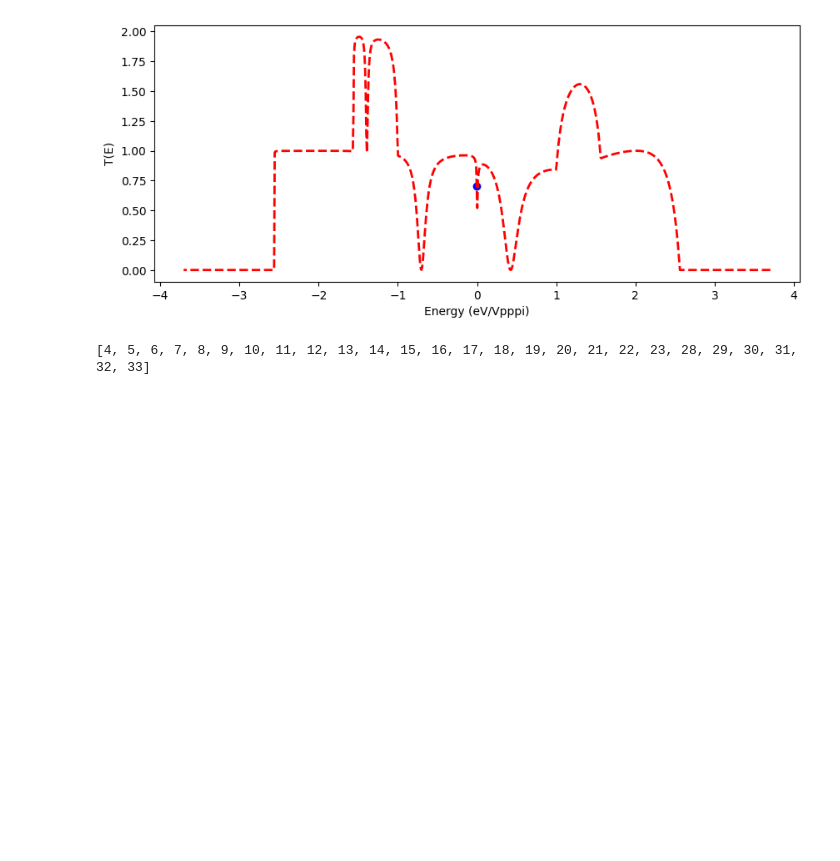
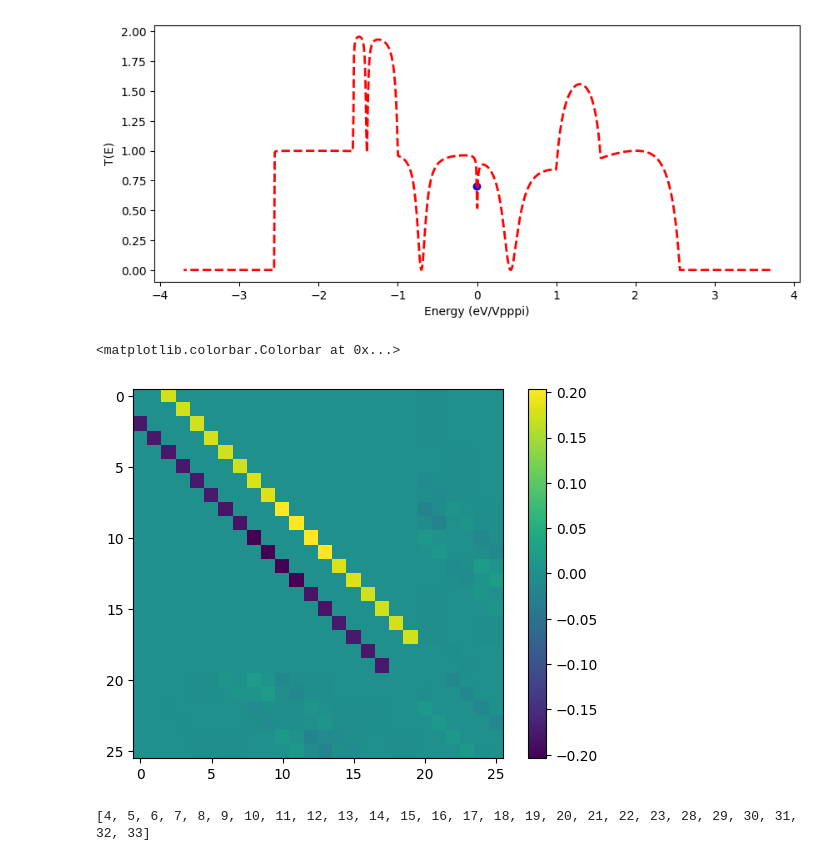
Before and after one commit to KayaGerds/Project, a Jupyter notebook: Main_oli.ipynb, the cells around one changed output. Saved outputs shown, nothing was run; the diff lists cells and outputs as text; code cells hidden in the pictures; blank space fills up the shorter version.

```diff
--- a/Main_oli.ipynb
+++ b/Main_oli.ipynb
@@ -248,7 +248,7 @@ plt.colorbar()
 # Transmission
 # %%
 from functions import get_surface_greens_function
-def compute_transmission_caroli_v2(energy, eta,HL,VL, HR, VR, HC, VLC, VRC, HD, VLD, VRD,method=1 ):
+def compute_transmission_caroli_v3(energy, eta,HL,VL, HR, VR, HC, VLC, VRC, HD, VLD, VRD,method=1 ):
     """
     Computes transmission T(E) based on the formulas:
     Sigma_L = V_LD.dag @ g_L @ V_LD
@@ -296,18 +296,28 @@ def compute_transmission_caroli_v2(energy, eta,HL,VL, HR, VR, HC, VLC, VRC, HD,
 
 
     # 5. Transmission T(E) = Trace[Gamma_R @ G_D @ Gamma_L @ G_D_dag]
+        transmission= np.trace(t_matrix).real
 
-    transmission= np.trace(t_matrix).real
-    return transmission, gl_s, gl_b, gr_s, gr_b, g_C,sigma_L,sigma_R
+    # 6. Current Jnm = 1/hbar*Im[Hnm*Anm]
+        ham = HD.astype(complex).copy()
+        AL = g_C @ gamma_L @ g.T.conj()
+
+        hbar = 1#6.582119569e-16  # eV*s
+        tol = 1e-12
+        mask = np.abs(ham) > tol # mask to only pick neigbors
+        J = np.zeros_like(ham, dtype=float)
+        J[mask] = (1/hbar) * np.imag(ham[mask] * AL[mask])
+
+    return transmission, gl_s, gl_b, gr_s, gr_b, g_C,sigma_L,sigma_R,J
 # %%
 #from functions import compute_transmission_caroli
 
 # Calculate spectrum
 energies = np.linspace(-10.0, 10.0, 1000)
-results_2 = [compute_transmission_caroli(E, 1e-5,HL,VL, HR, VR, HC, VLC, VRC, HD, VLD, VRD,method=2) for E in energies]
+results_2 = [compute_transmission_caroli_v3(E, 1e-5,HL,VL, HR, VR, HC, VLC, VRC, HD, VLD, VRD,method=2) for E in energies]
 
 # Unpack each column of the results
-transmission_2, gl_s_2, gl_b_2, gr_s_2, gr_b_2, g_d_2,sigma_l_2,sigma_r_2 = map(np.array, zip(*results_2))
+transmission_2, gl_s_2, gl_b_2, gr_s_2, gr_b_2, g_d_2,sigma_l_2,sigma_r_2,J= map(np.array, zip(*results_2))
 # %%
 energy_idx = 500
 
@@ -320,6 +330,12 @@ plt.ylabel("T(E)")
 plt.show()
 # %% [output]
 [figure]
+# %%
+plt.imshow(J[energy_idx])
+plt.colorbar()
+# %% [output]
+<matplotlib.colorbar.Colorbar at 0x...>
+[figure, added]
 # %%
 bottom_idxs = range(nL,2*nL+nC+nR)
 top_idxs = range(2*nL+nC+2*nR,len(H))
```
Also changed, not shown: parts of 5 cells of this notebook.
